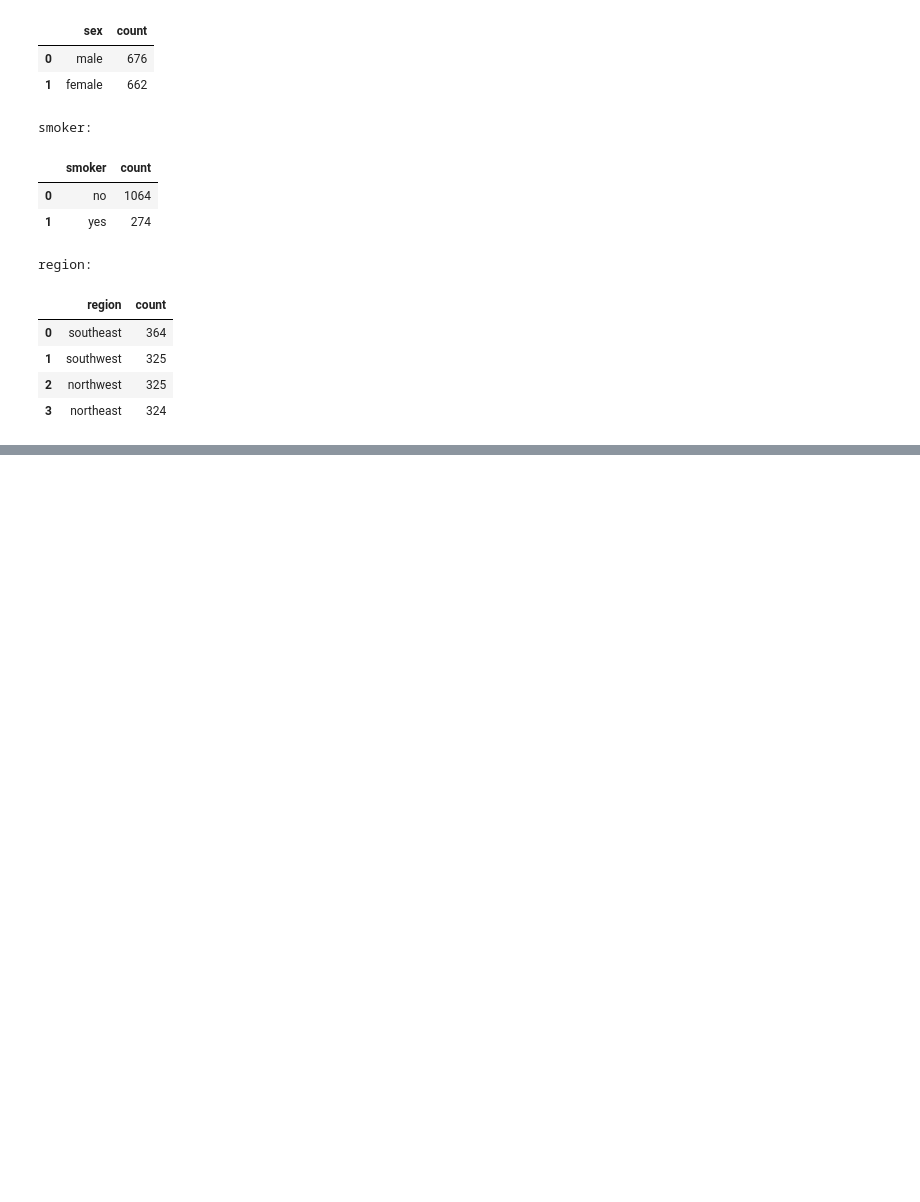
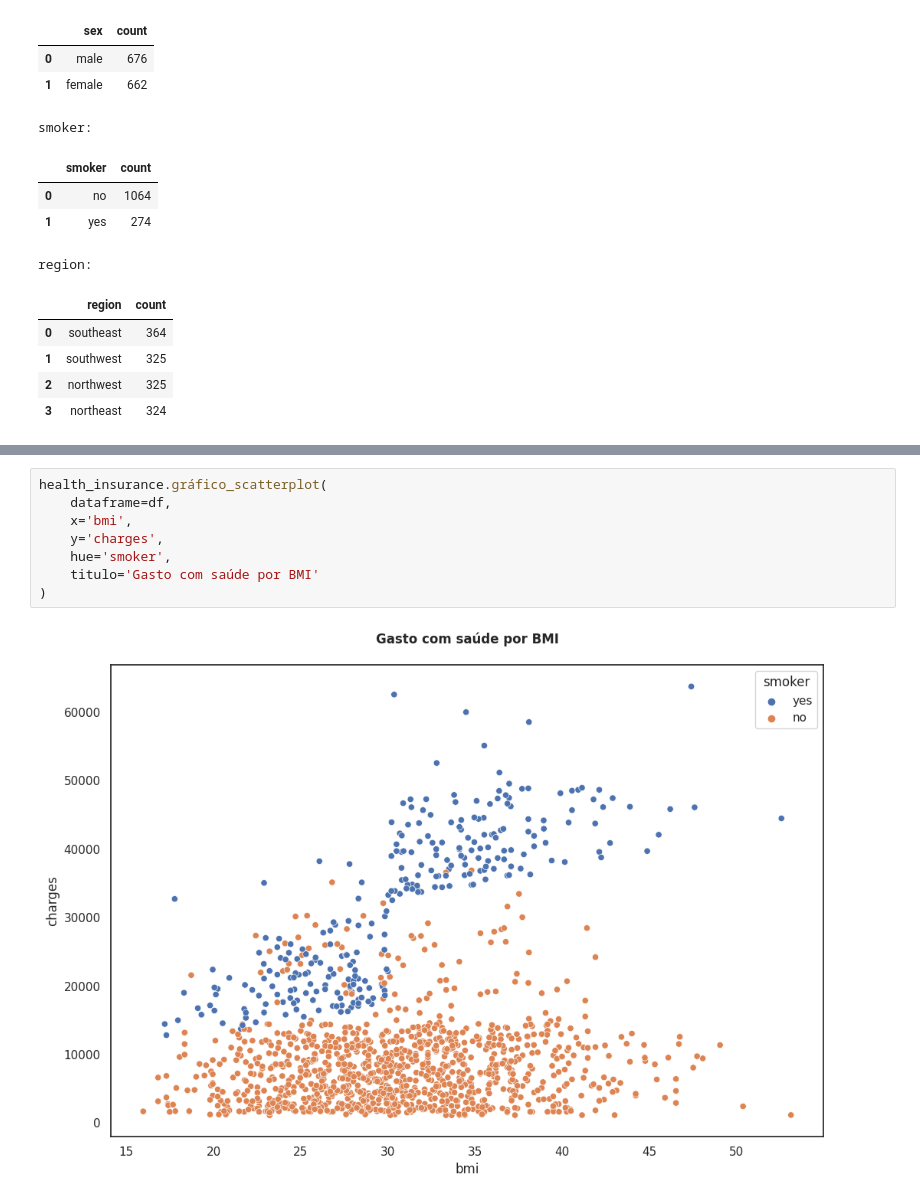
Before and after one commit to SamuelBarbosaDev/Health_Insurance, a Jupyter notebook: core/notebooks/exploratory_analysis.ipynb, the cells around one changed output, grey strips where cells are left out. Cells and saved outputs as stored; diff of their text form; blank space fills up the shorter version.

```diff
--- a/core/notebooks/exploratory_analysis.ipynb
+++ b/core/notebooks/exploratory_analysis.ipynb
@@ -143,0 +178,10 @@ region:
+# %%
+health_insurance.gráfico_scatterplot(
+    dataframe=df,
+    x='bmi',
+    y='charges',
+    hue='smoker',
+    titulo='Gasto com saúde por BMI'
+)
+# %% [output]
+[figure, added]
```
Also changed, not shown: parts of 14 cells of this notebook.
